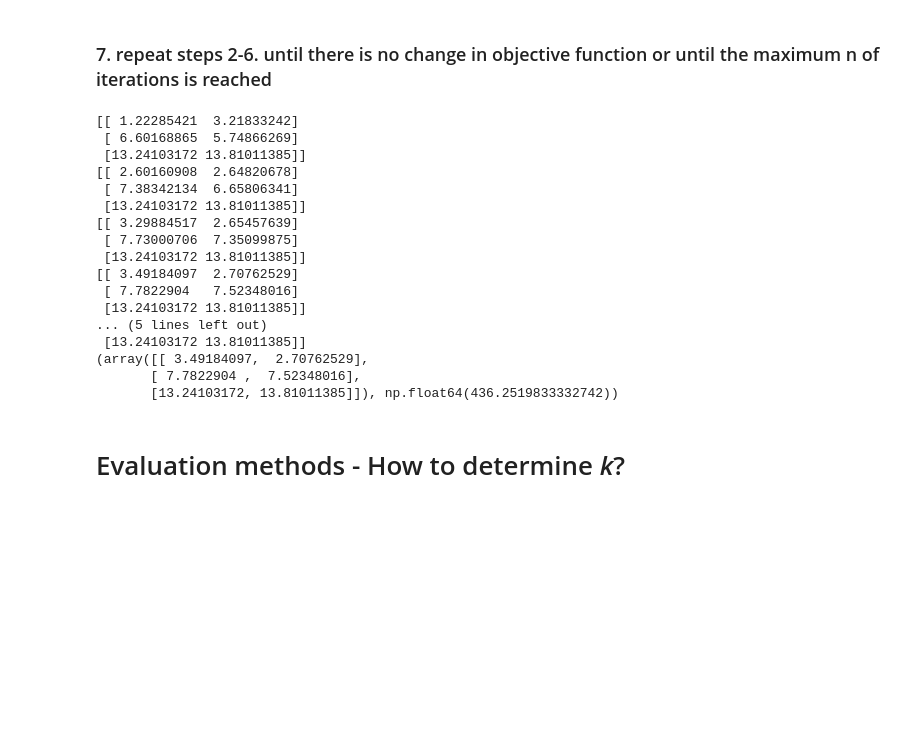
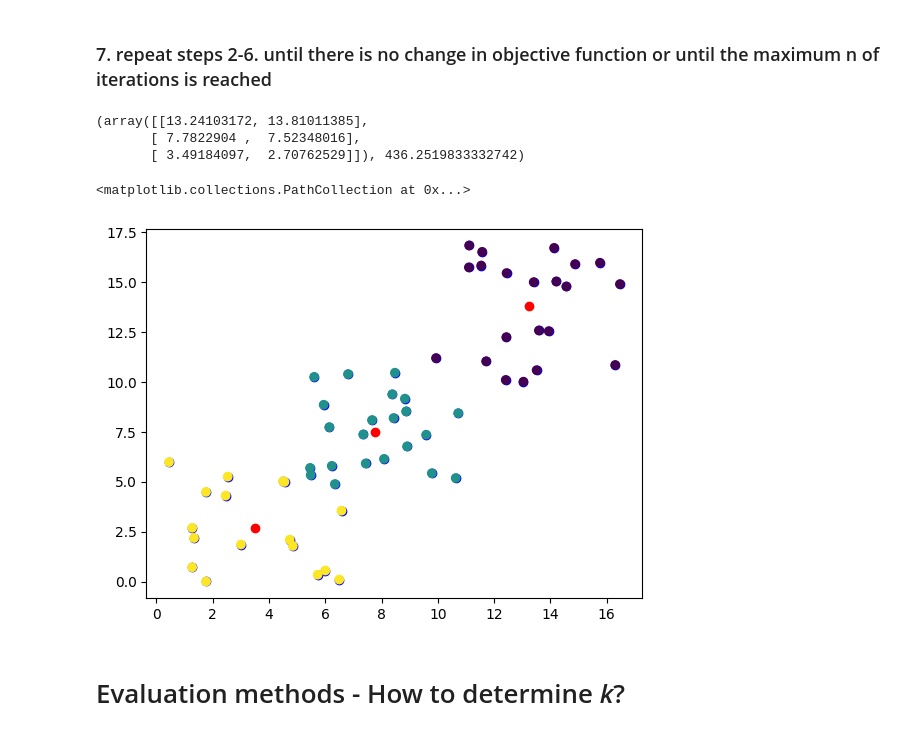
Before and after one commit to j-sikula/MPA-MLF, a Jupyter notebook: cv4_Kmeans/Lab_02_Kmeans.ipynb, the cells around one changed output. Saved outputs shown, nothing was run; the diff lists cells and outputs as text; code cells hidden in the pictures; blank space fills up the shorter version.

```diff
--- a/cv4_Kmeans/Lab_02_Kmeans.ipynb
+++ b/cv4_Kmeans/Lab_02_Kmeans.ipynb
@@ -439,51 +448,45 @@ def fit(points: np.ndarray, k_clusters: int, n_of_oterations: int, error: float
 
     """
 
     ###################################
     # Write your own code here #
 
     centroid_points = initialize_clusters(points, k)
 
     last_objective = 10000.0
 
 
-    for _ in range(n_of_oterations):
+    for i in range(n_of_oterations):
       dist = compute_distances(points, centroid_points)
       asigned = assign_centroids(dist)
       objective = calculate_objective(asigned, dist)
       centroid_points = calculate_new_centroids(points, asigned, centroid_points)
-      print(centroid_points)
+      #print(f"Iteration {i}: Objective = {objective}")
 
       if last_objective - objective < error:
         break
       last_objective = objective
 
 
 
     ###################################
 
     return centroid_points, last_objective
 
 res = fit(loaded_points, k, 200)
 print(res)
+plt.figure()
+plt.scatter(loaded_points[:,0],loaded_points[:,1], c= 'blue')
+plt.scatter(res[0][:,0],res[0][:,1], c= 'red')
+
+assigned_centroids = assign_centroids(compute_distances(loaded_points, res[0]))
+plt.scatter(loaded_points[:,0],loaded_points[:,1], c= assigned_centroids)
 # %% [output]
-[[ 1.22285421  3.21833242]
- [ 6.60168865  5.74866269]
- [13.24103172 13.81011385]]
-[[ 2.60160908  2.64820678]
- [ 7.38342134  6.65806341]
- [13.24103172 13.81011385]]
-[[ 3.29884517  2.65457639]
- [ 7.73000706  7.35099875]
- [13.24103172 13.81011385]]
-[[ 3.49184097  2.70762529]
- [ 7.7822904   7.52348016]
- [13.24103172 13.81011385]]
-... (5 lines left out)
- [13.24103172 13.81011385]]
-(array([[ 3.49184097,  2.70762529],
+(array([[13.24103172, 13.81011385],
        [ 7.7822904 ,  7.52348016],
-       [13.24103172, 13.81011385]]), np.float64(436.2519833332742))
+       [ 3.49184097,  2.70762529]]), 436.2519833332742)
+<matplotlib.collections.PathCollection at 0x...>
+[figure, added]
 # %% [markdown]
 # Evaluation methods - How to determine *k*?
 # %% [markdown]
```
Also changed, not shown: parts of 14 cells of this notebook, 2 other files.
